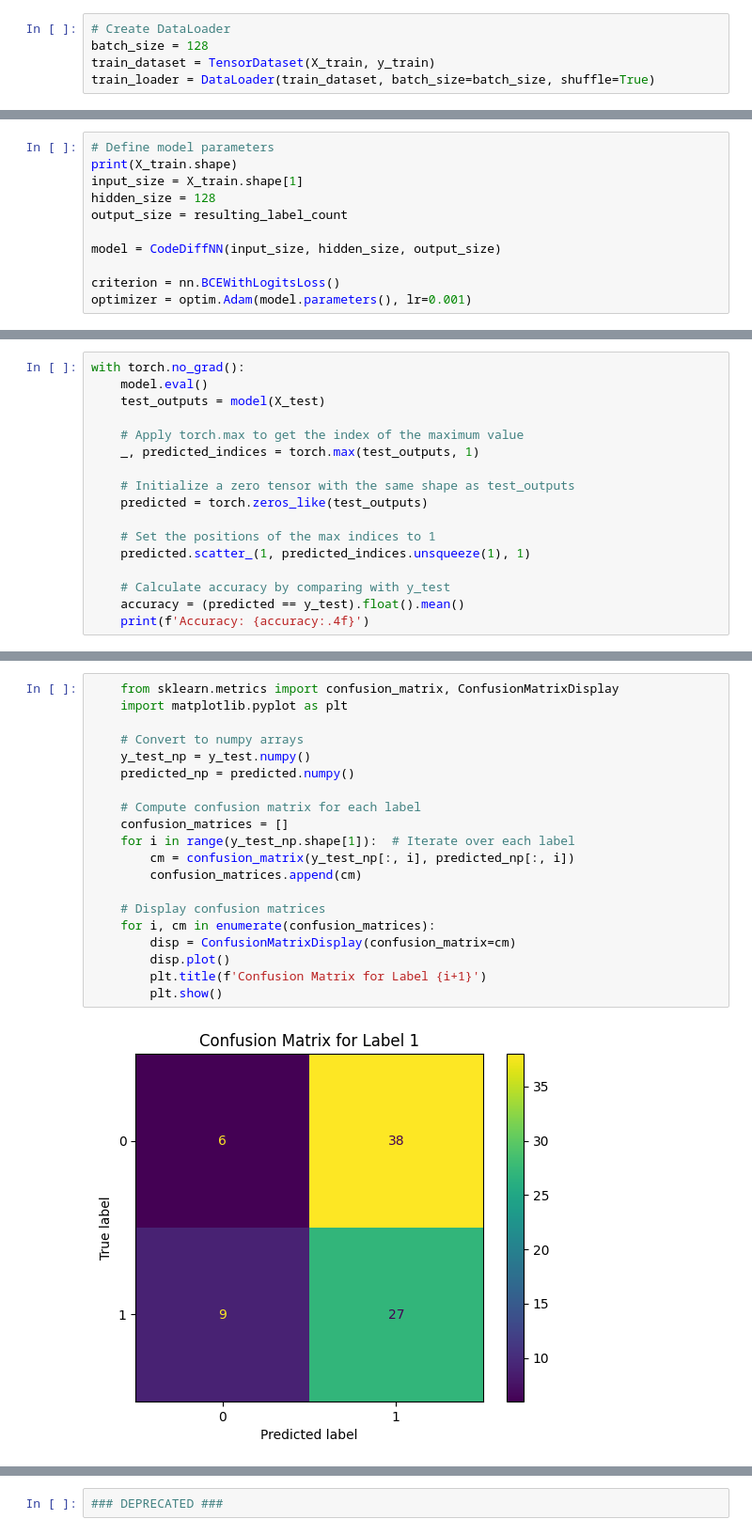
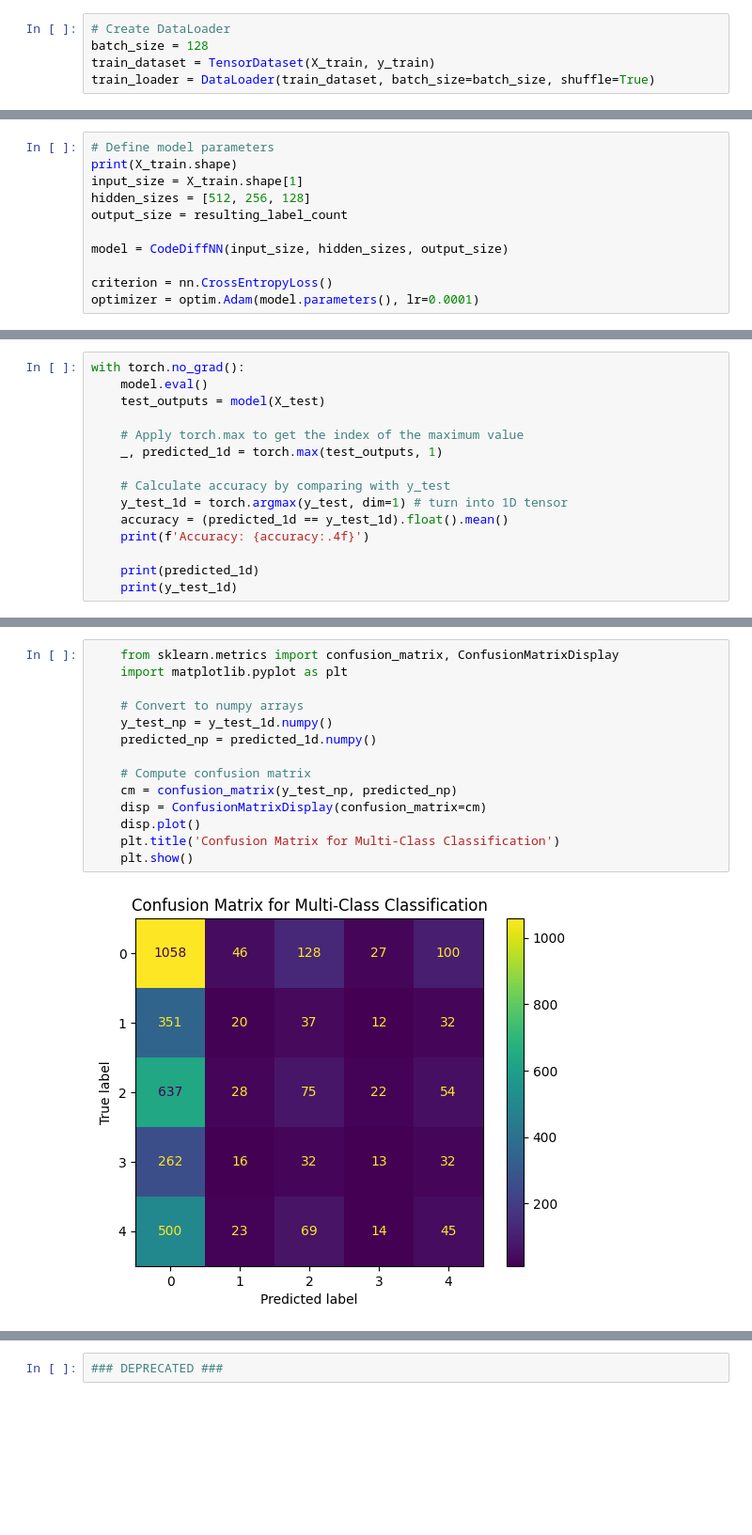
Before and after one commit to FSMVU-Tubitak-1001-Kod-Analiz/metadata-nn-model, a Jupyter notebook: CodeBERT_embedding_nn_model.ipynb, the cells around one changed output, grey strips where cells are left out. Shown at 94% size. Saved outputs shown, nothing was run; the diff lists cells and outputs as text; blank space fills up the shorter version.

Commit message:
Feature: Neural network structure changed, more hidden layers added. Can now generate and save then load and use embeddings separately. Extra dataframe control added to ensure no empty values.

```diff
--- a/CodeBERT_embedding_nn_model.ipynb
+++ b/CodeBERT_embedding_nn_model.ipynb
@@ -270,11 +339,11 @@ class CodeDiffNN(nn.Module):
 # Define model parameters
 print(X_train.shape)
 input_size = X_train.shape[1]
-hidden_size = 128
+hidden_sizes = [512, 256, 128]
 output_size = resulting_label_count
 
-model = CodeDiffNN(input_size, hidden_size, output_size)
+model = CodeDiffNN(input_size, hidden_sizes, output_size)
 
-criterion = nn.BCEWithLogitsLoss()
-optimizer = optim.Adam(model.parameters(), lr=0.001)
+criterion = nn.CrossEntropyLoss()
+optimizer = optim.Adam(model.parameters(), lr=0.0001)
 # %% [output]
@@ -321,15 +413,13 @@ with torch.no_grad():
     test_outputs = model(X_test)
 
     # Apply torch.max to get the index of the maximum value
-    _, predicted_indices = torch.max(test_outputs, 1)
-
-    # Initialize a zero tensor with the same shape as test_outputs
-    predicted = torch.zeros_like(test_outputs)
-
-    # Set the positions of the max indices to 1
-    predicted.scatter_(1, predicted_indices.unsqueeze(1), 1)
+    _, predicted_1d = torch.max(test_outputs, 1)
 
     # Calculate accuracy by comparing with y_test
-    accuracy = (predicted == y_test).float().mean()
+    y_test_1d = torch.argmax(y_test, dim=1) # turn into 1D tensor
+    accuracy = (predicted_1d == y_test_1d).float().mean()
     print(f'Accuracy: {accuracy:.4f}')
+
+    print(predicted_1d)
+    print(y_test_1d)
 # %% [output]
@@ -337,22 +429,16 @@ Accuracy: 0.4125
 # %%
     from sklearn.metrics import confusion_matrix, ConfusionMatrixDisplay
     import matplotlib.pyplot as plt
 
     # Convert to numpy arrays
-    y_test_np = y_test.numpy()
-    predicted_np = predicted.numpy()
+    y_test_np = y_test_1d.numpy()
+    predicted_np = predicted_1d.numpy()
 
-    # Compute confusion matrix for each label
-    confusion_matrices = []
-    for i in range(y_test_np.shape[1]):  # Iterate over each label
-        cm = confusion_matrix(y_test_np[:, i], predicted_np[:, i])
-        confusion_matrices.append(cm)
-
-    # Display confusion matrices
-    for i, cm in enumerate(confusion_matrices):
-        disp = ConfusionMatrixDisplay(confusion_matrix=cm)
-        disp.plot()
-        plt.title(f'Confusion Matrix for Label {i+1}')
-        plt.show()
+    # Compute confusion matrix
+    cm = confusion_matrix(y_test_np, predicted_np)
+    disp = ConfusionMatrixDisplay(confusion_matrix=cm)
+    disp.plot()
+    plt.title('Confusion Matrix for Multi-Class Classification')
+    plt.show()
 # %% [output]
-[figure, old version]
+[figure, new version]
```
Also changed, not shown: parts of 12 cells of this notebook, 1 other file.
